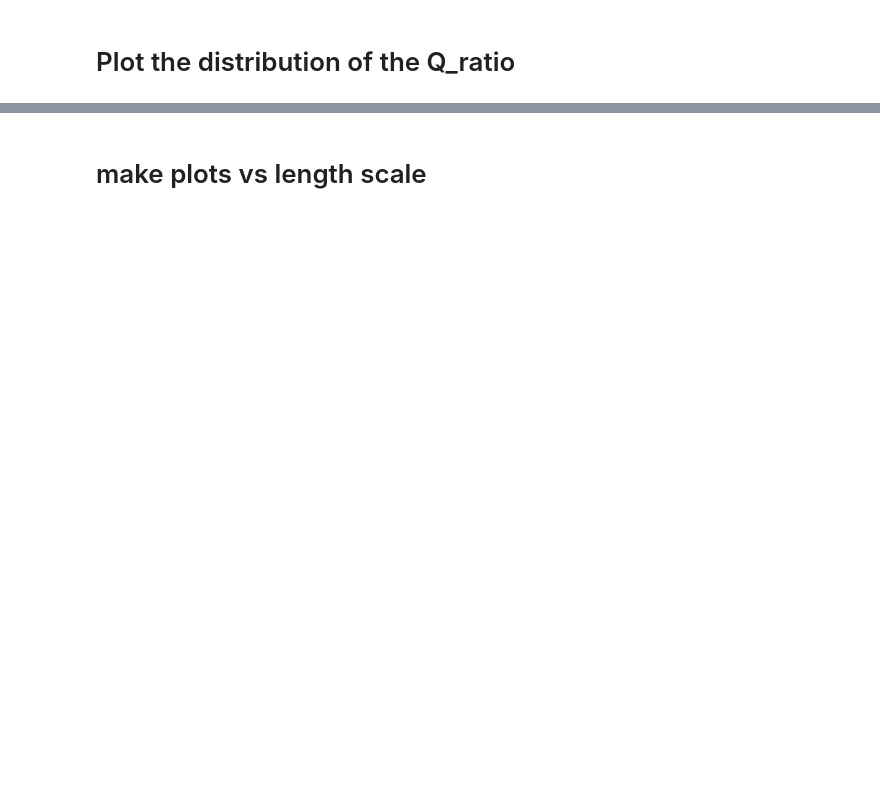
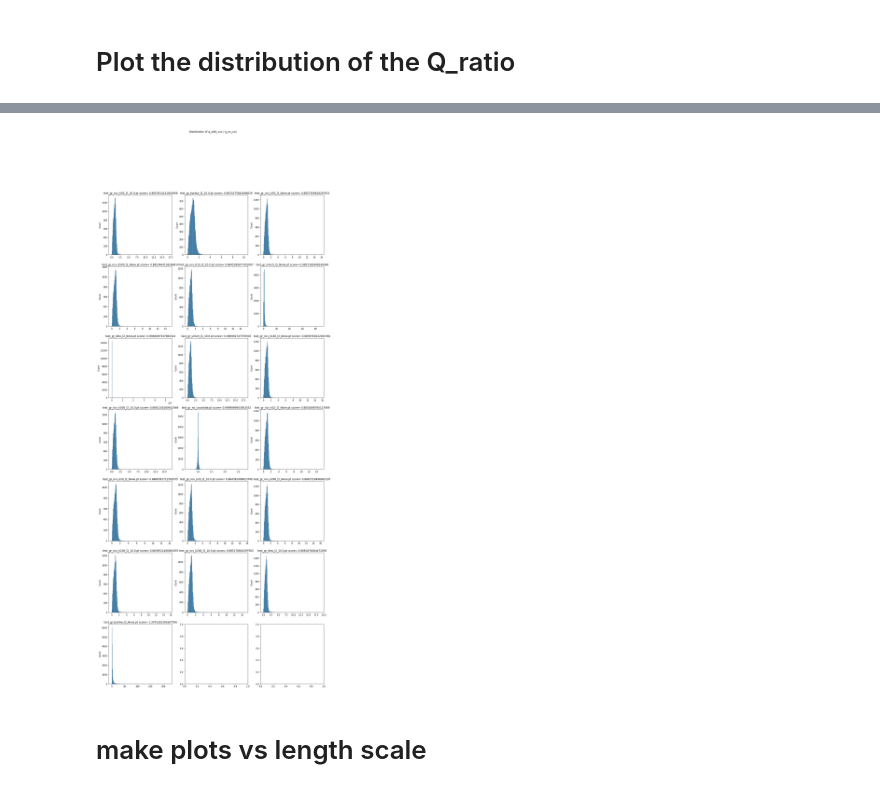
Before and after one commit to broadinstitute/tissue_purifier, a Jupyter notebook: notebooks/notebook3_all.ipynb, the cells around one changed output, grey strips where cells are left out. Saved outputs shown, nothing was run; the diff lists cells and outputs as text; code cells hidden in the pictures; blank space fills up the shorter version.

```diff
--- a/notebooks/notebook3_all.ipynb
+++ b/notebooks/notebook3_all.ipynb
@@ -274,6 +235,8 @@ for ckpt in ckpt_list:
         dataset_file = tmp[0]+"_"+tmp[1]+"_"+tmp[2]+"_dataset.pt"
     elif len(tmp) == 4:
         dataset_file = tmp[0]+"_"+tmp[1]+"_dataset.pt"
+    elif len(tmp) == 3:
+        dataset_file = tmp[0]+"_"+tmp[1]+"_covariate_dataset.pt"
     dataset_list.append(dataset_file)
     print("{} --> {}".format(ckpt, dataset_file))
 # %% [output]
@@ -323,11 +308,12 @@ for n, ckpt_file in enumerate(ckpt_list):
 gr.load_ckpt(filename_no_covariate_ckpt)
 train_dataset, test_dataset, val_dataset = torch.load(filename_no_covariate_dataset)
 
-df_metric_no_cov_train, df_count_no_cov_train = gr.predict(
-    test_dataset,
-    num_samples=100,
-    subsample_size_cells=200,
-    subsample_size_genes=None)
+#df_metric_no_cov_train, df_count_no_cov_train = gr.predict(
+#    test_dataset,
+#    num_samples=100,
+#    subsample_size_cells=200,
+#    subsample_size_genes=None)
+# df_baseline_train = df_metric_no_cov_train.groupby(["cell_type", "gene"]).mean()
 
 df_metric_no_cov_test, df_count_no_cov_test = gr.predict(
     test_dataset,
@@ -335,8 +321,7 @@ df_metric_no_cov_test, df_count_no_cov_test = gr.predict(
     subsample_size_cells=200,
     subsample_size_genes=None)
 
-df_baseline_train = df_metric_no_cov_train.groupby(["cell_type", "gene"]).mean()
-df_baseline_test = df_metric_no_cov_train.groupby(["cell_type", "gene"]).mean()
+df_baseline_test = df_metric_no_cov_test.groupby(["cell_type", "gene"]).mean()
 # %% [markdown]
 ### compute the Q ratio w.r.t the no_covariate baseline
 # %%
@@ -348,11 +333,15 @@ for n, (data_file, ckpt_file) in enumerate(zip(dataset_list, ckpt_list)):
     gr.load_ckpt(os.path.join(gr_ckpt_dir, ckpt_file))
     train_dataset, test_dataset, _ = torch.load(os.path.join(gr_ckpt_dir, data_file))
 
-    df_metric_tmp_train, df_count_tmp_train = gr.predict(
-        train_dataset,
-        num_samples=100,
-        subsample_size_cells=200,
-        subsample_size_genes=None)
+    #df_metric_tmp_train, df_count_tmp_train = gr.predict(
+    #    train_dataset,
+    #    num_samples=100,
+    #    subsample_size_cells=200,
+    #    subsample_size_genes=None)
+
+    # df_tmp_train = df_metric_tmp_train.groupby(["cell_type", "gene"]).mean()
+    # df_tmp_train["q_ratio"] = df_tmp_train["q_dist"] / df_baseline_train["q_dist"]
+    # result_dict["train_"+ckpt_file] = df_tmp_train["q_ratio"].values
 
     df_metric_tmp_test, df_count_tmp_test = gr.predict(
         test_dataset,
@@ -362,12 +351,5 @@ for n, (data_file, ckpt_file) in enumerate(zip(dataset_list, ckpt_list)):
 
     df_tmp_test = df_metric_tmp_test.groupby(["cell_type", "gene"]).mean()
     df_tmp_test["q_ratio"] = df_tmp_test["q_dist"] / df_baseline_test["q_dist"]
-
-    # BIN HERE. SAVE THE BINNED STUFF OTHERWISE IT IS TOO BIG
-
     result_dict["test_"+ckpt_file] = df_tmp_test["q_ratio"].values
-
-    df_tmp_train = df_metric_tmp_train.groupby(["cell_type", "gene"]).mean()
-    df_tmp_train["q_ratio"] = df_tmp_train["q_dist"] / df_baseline_train["q_dist"]
-    result_dict["train_"+ckpt_file] = df_tmp_train["q_ratio"].values
 # %% [output]
@@ -380,23 +397,22 @@ assert False
 # %%
 nmax = len(result_dict.keys())
 ncols = 3
 nrows = int(numpy.ceil(float(nmax)/ncols))
 
 fig, axes = plt.subplots(ncols=ncols, nrows=nrows, figsize=(6*ncols, 6*nrows))
 fig.suptitle("Distribution of q_with_cov / q_no_cov")
 
 score_dict = dict()
 
 for n, key in enumerate(result_dict.keys()):
-    print(key)
     r,c = n//ncols, n%ncols
     ax_cur = axes[r,c]
-
-
-    _ = seaborn.histplot(data=result_dict[key], x="q_ratio", hue="cell_type", bins=200, ax=ax_cur)
-    score = result_dict[key]["q_ratio"].mean()
+    _ = seaborn.histplot(x=result_dict[key], bins=200, ax=ax_cur)
+    score = numpy.median(result_dict[key])
     score_dict[key] = score
     _ = ax_cur.set_title("{} score= {}".format(key, score))
+# %% [output]
+[figure, added]
 # %% [markdown]
 # make plots vs length scale
 # %%
```
Also changed, not shown: parts of 10 cells of this notebook.
